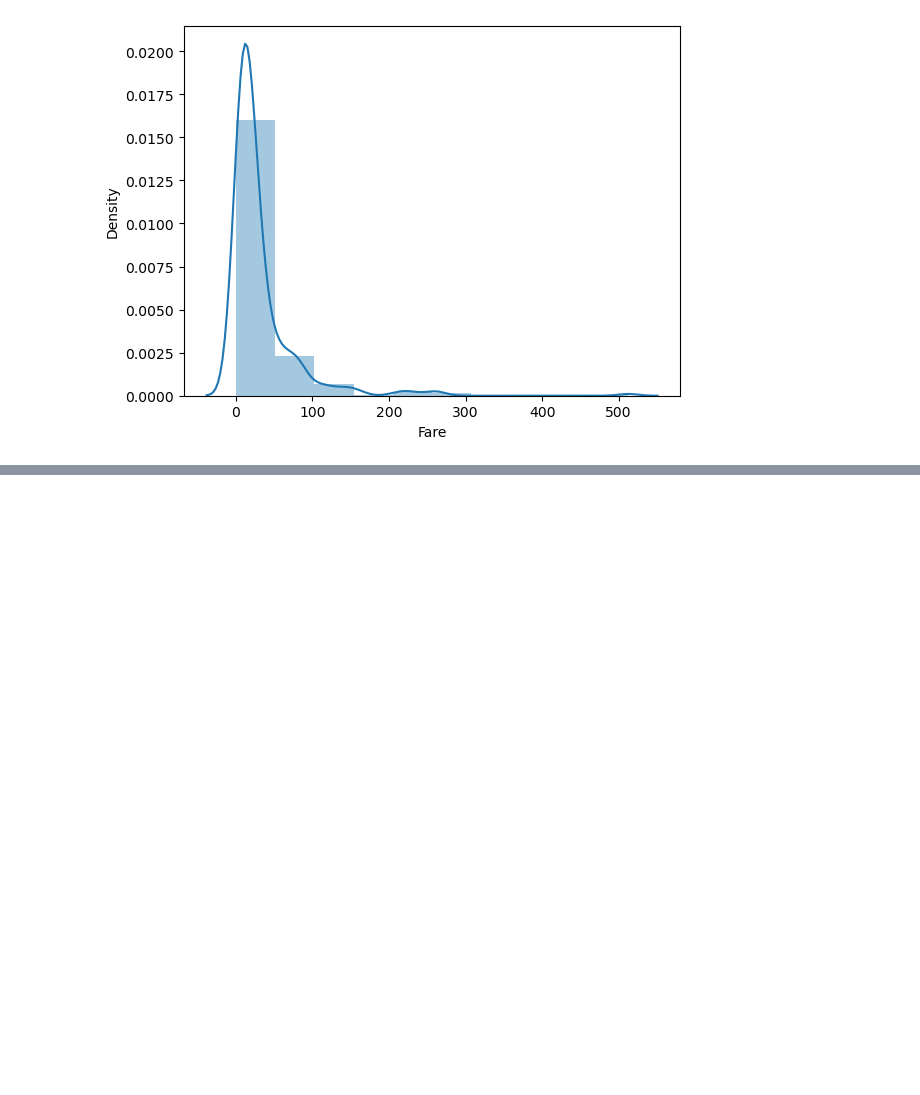
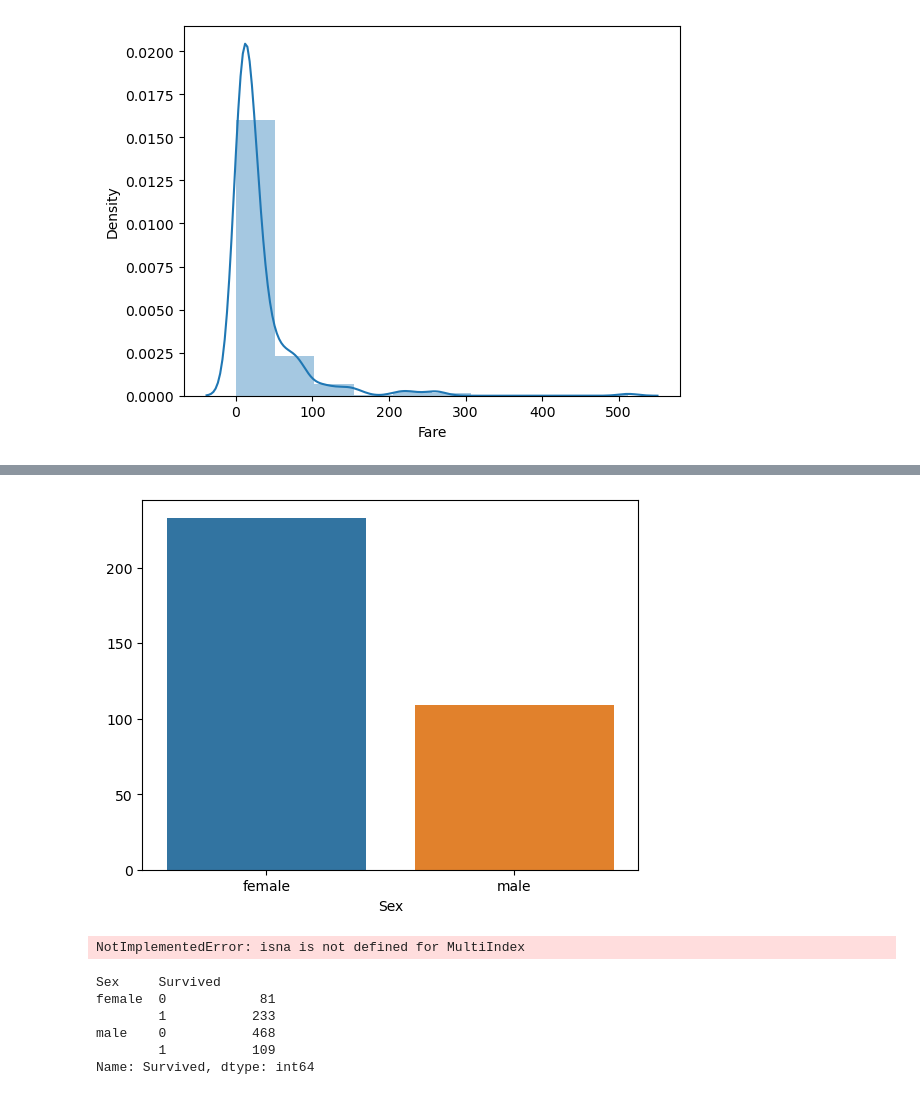
Before and after one commit to pipipik/skillup_01, a Jupyter notebook: DAY7/20240210_DAY7.ipynb, the cells around one changed output, grey strips where cells are left out. Cells and saved outputs as stored; diff of their text form; code cells hidden in the pictures; blank space fills up the shorter version.

```diff
--- a/DAY7/20240210_DAY7.ipynb
+++ b/DAY7/20240210_DAY7.ipynb
@@ -66,0 +72,21 @@ Name: Fare, Length: 248, dtype: int64
+# %%
+sum_survived = train.groupby(["Sex"])["Survived"].sum()
+sns.barplot(sum_survived.keys(), sum_survived.values)
+plt.show()
+# %% [output]
+[figure, added]
+# %%
+data_count = train.groupby(["Sex","Survived"])["Survived"].count()
+sns.barplot(data_count.keys(), data_count.values)
+plt.show()
+# %% [output]
+NotImplementedError: isna is not defined for MultiIndex
+# %%
+train.groupby(["Sex","Survived"])["Survived"].count()
+# %% [output]
+Sex     Survived
+female  0            81
+        1           233
+male    0           468
+        1           109
+Name: Survived, dtype: int64
```
Also changed, not shown: parts of 2 cells of this notebook.
